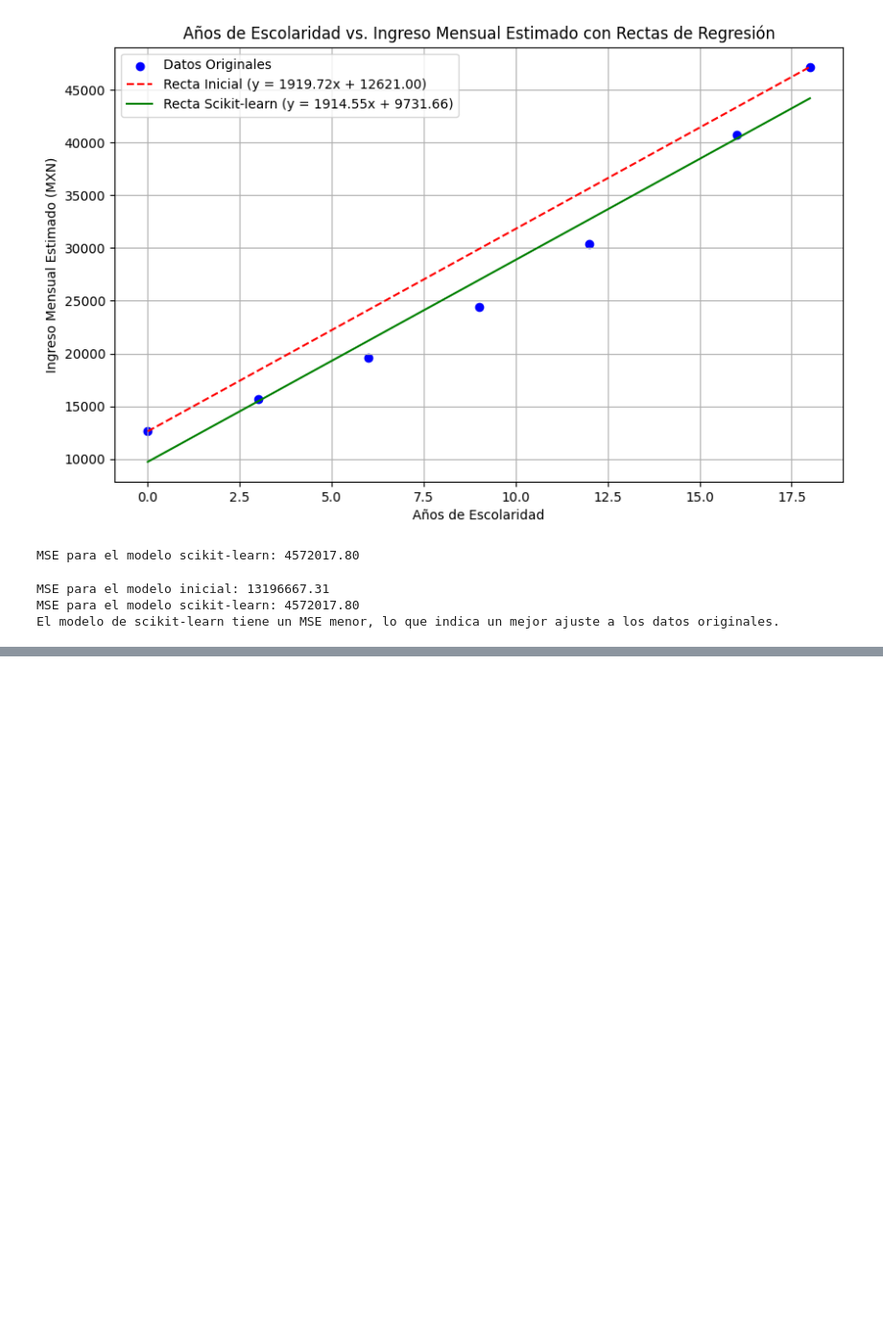
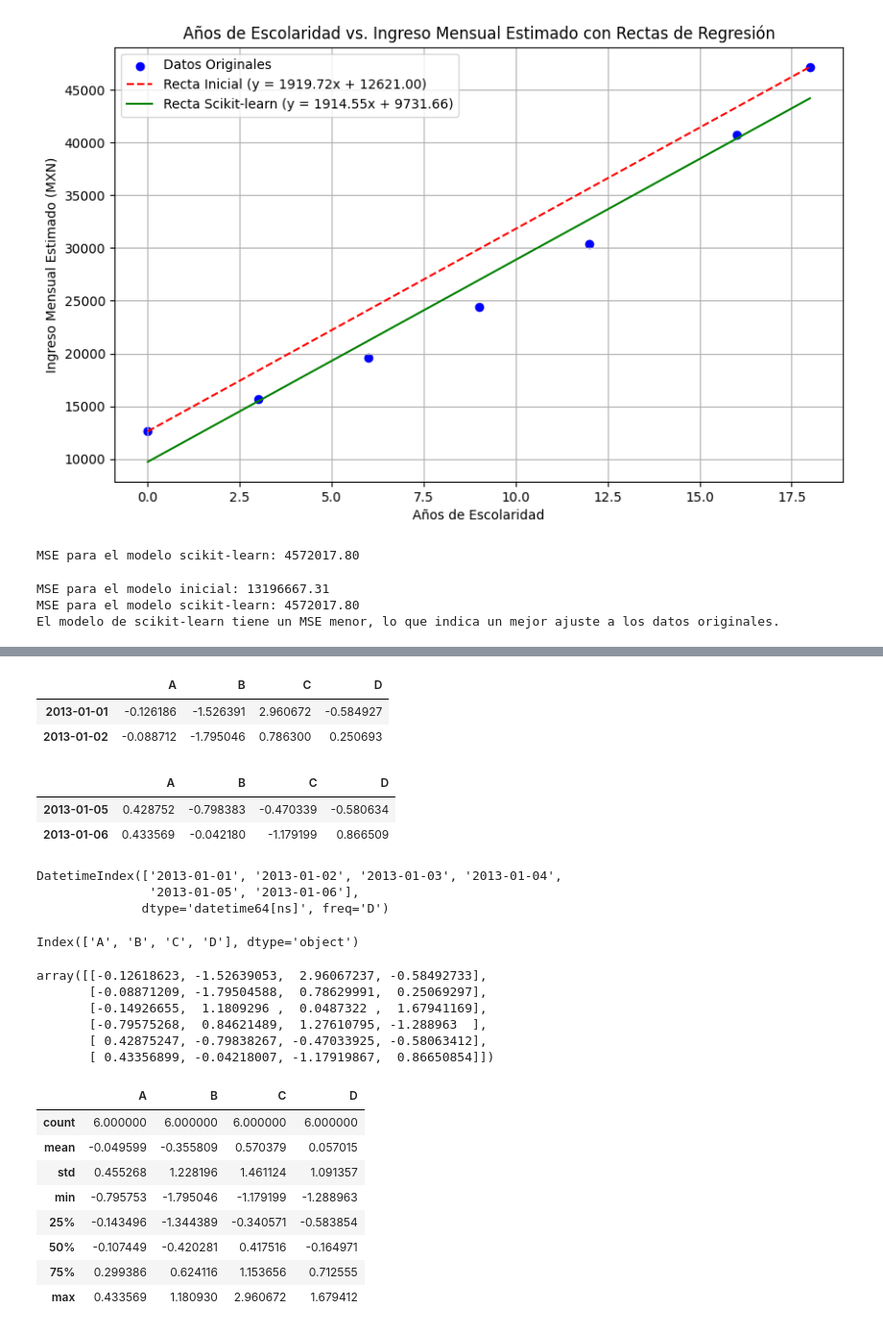
Before and after one commit to ErikDlrr/mineriaDeDatos, a Jupyter notebook: MineriaDeDatos2.ipynb, the cells around one changed output, grey strips where cells are left out. Shown at 96% size. Saved outputs shown, nothing was run; the diff lists cells and outputs as text; code cells hidden in the pictures; blank space fills up the shorter version.

```diff
--- a/MineriaDeDatos2.ipynb
+++ b/MineriaDeDatos2.ipynb
@@ -968,0 +987,3 @@ El modelo de scikit-learn tiene un MSE menor, lo que indica un mejor ajuste a lo
+# %%
+dates = pd.date_range("20130101", periods=6)
+dates
@@ -968,0 +994,3 @@ El modelo de scikit-learn tiene un MSE menor, lo que indica un mejor ajuste a lo
+# %%
+df = pd.DataFrame(np.random.randn(6, 4), index=dates, columns=list("ABCD"))
+df
@@ -968,0 +1034,43 @@ El modelo de scikit-learn tiene un MSE menor, lo que indica un mejor ajuste a lo
+# %%
+df.head(2)
+# %% [output]
+|  | A | B | C | D |
+| 2013-01-01 | -0.126186 | -1.526391 | 2.960672 | -0.584927 |
+| 2013-01-02 | -0.088712 | -1.795046 | 0.786300 | 0.250693 |
+# %%
+df.tail(2)
+# %% [output]
+|  | A | B | C | D |
+| 2013-01-05 | 0.428752 | -0.798383 | -0.470339 | -0.580634 |
+| 2013-01-06 | 0.433569 | -0.042180 | -1.179199 | 0.866509 |
+# %%
+df.index
+# %% [output]
+DatetimeIndex(['2013-01-01', '2013-01-02', '2013-01-03', '2013-01-04',
+               '2013-01-05', '2013-01-06'],
+              dtype='datetime64[ns]', freq='D')
+# %%
+df.columns
+# %% [output]
+Index(['A', 'B', 'C', 'D'], dtype='object')
+# %%
+df.to_numpy()
+# %% [output]
+array([[-0.12618623, -1.52639053,  2.96067237, -0.58492733],
+       [-0.08871209, -1.79504588,  0.78629991,  0.25069297],
+       [-0.14926655,  1.1809296 ,  0.0487322 ,  1.67941169],
+       [-0.79575268,  0.84621489,  1.27610795, -1.288963  ],
+       [ 0.42875247, -0.79838267, -0.47033925, -0.58063412],
+       [ 0.43356899, -0.04218007, -1.17919867,  0.86650854]])
+# %%
+df.describe()
+# %% [output]
+|  | A | B | C | D |
+| count | 6.000000 | 6.000000 | 6.000000 | 6.000000 |
+| mean | -0.049599 | -0.355809 | 0.570379 | 0.057015 |
+| std | 0.455268 | 1.228196 | 1.461124 | 1.091357 |
+| min | -0.795753 | -1.795046 | -1.179199 | -1.288963 |
+| 25% | -0.143496 | -1.344389 | -0.340571 | -0.583854 |
+| 50% | -0.107449 | -0.420281 | 0.417516 | -0.164971 |
+| 75% | 0.299386 | 0.624116 | 1.153656 | 0.712555 |
+| max | 0.433569 | 1.180930 | 2.960672 | 1.679412 |
```
Also changed, not shown: parts of 14 cells of this notebook.
